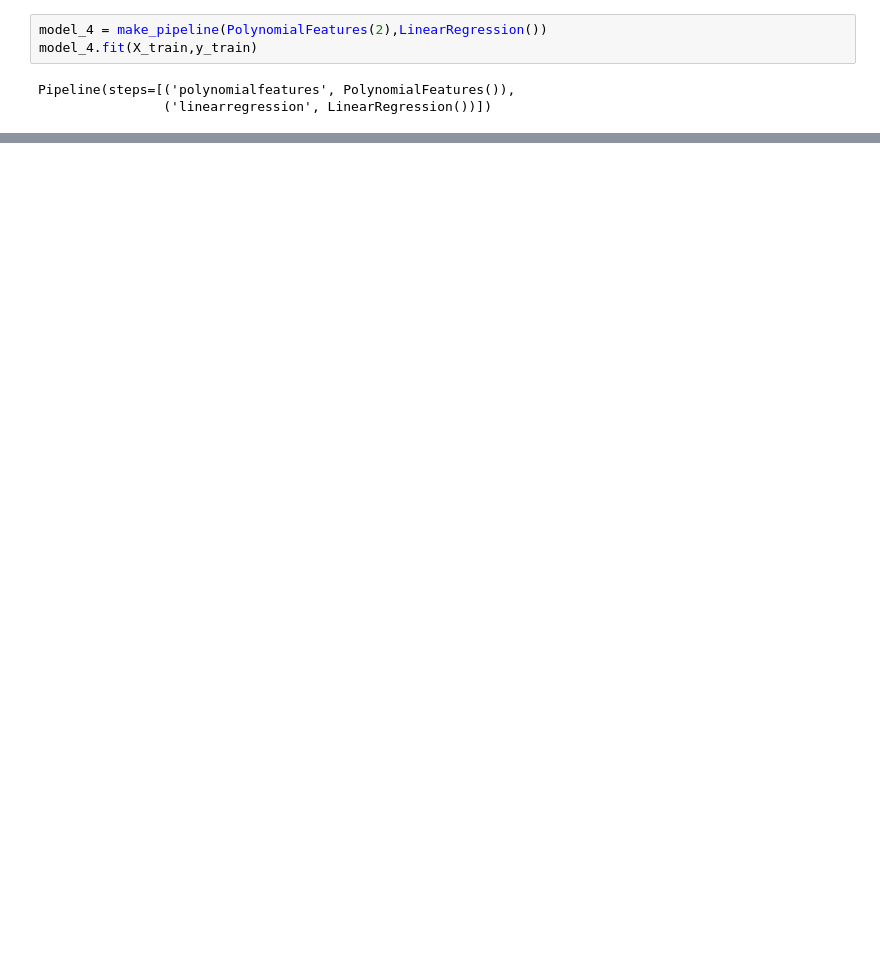
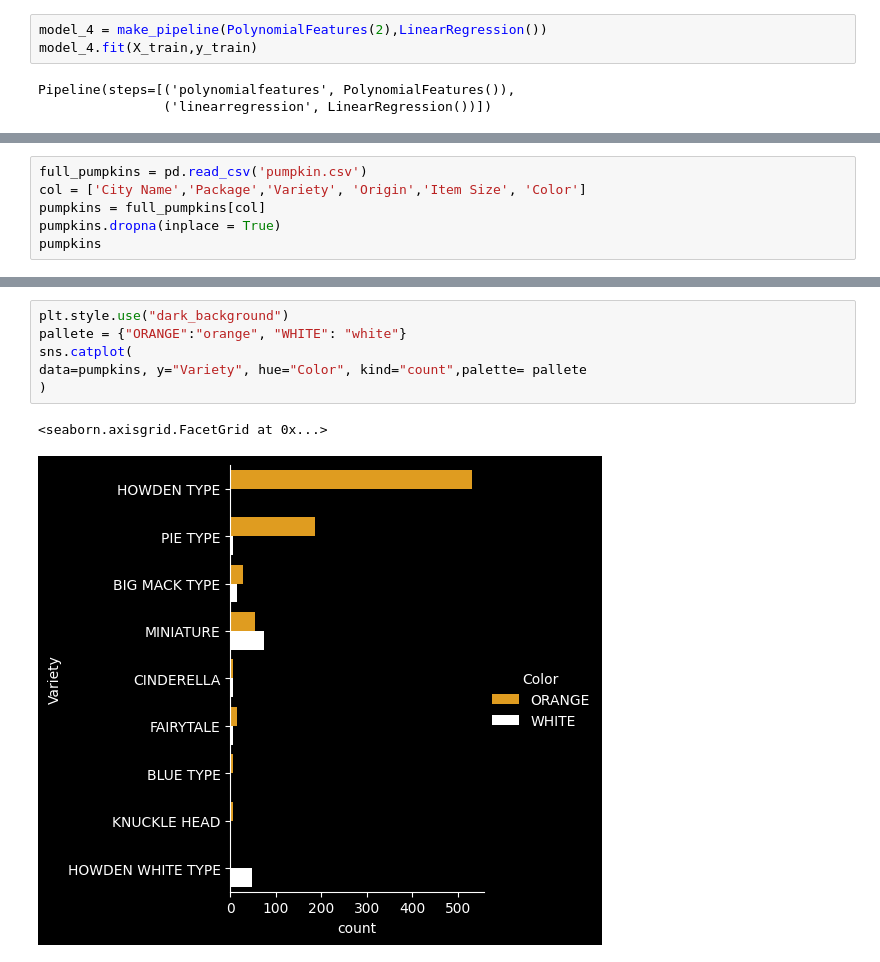
Before and after one commit to omarelwaliely/datascience, a Jupyter notebook: microsoft_beginner_ml/pumpkin_analysis/pumpkin_regression.ipynb, the cells around one changed output, grey strips where cells are left out. Drawn from its saved outputs; the diff is of its cells as text; blank space fills up the shorter version.

```diff
--- a/microsoft_beginner_ml/pumpkin_analysis/pumpkin_regression.ipynb
+++ b/microsoft_beginner_ml/pumpkin_analysis/pumpkin_regression.ipynb
@@ -281,0 +291,6 @@ Mean error: 2.28 (8.41%)
+# %%
+full_pumpkins = pd.read_csv('pumpkin.csv')
+col = ['City Name','Package','Variety', 'Origin','Item Size', 'Color']
+pumpkins = full_pumpkins[col]
+pumpkins.dropna(inplace = True)
+pumpkins
@@ -281,0 +315,9 @@ Mean error: 2.28 (8.41%)
+# %%
+plt.style.use("dark_background")
+pallete = {"ORANGE":"orange", "WHITE": "white"}
+sns.catplot(
+data=pumpkins, y="Variety", hue="Color", kind="count",palette= pallete
+)
+# %% [output]
+<seaborn.axisgrid.FacetGrid at 0x...>
+[figure, added]
```
Also changed, not shown: parts of 16 cells of this notebook.
